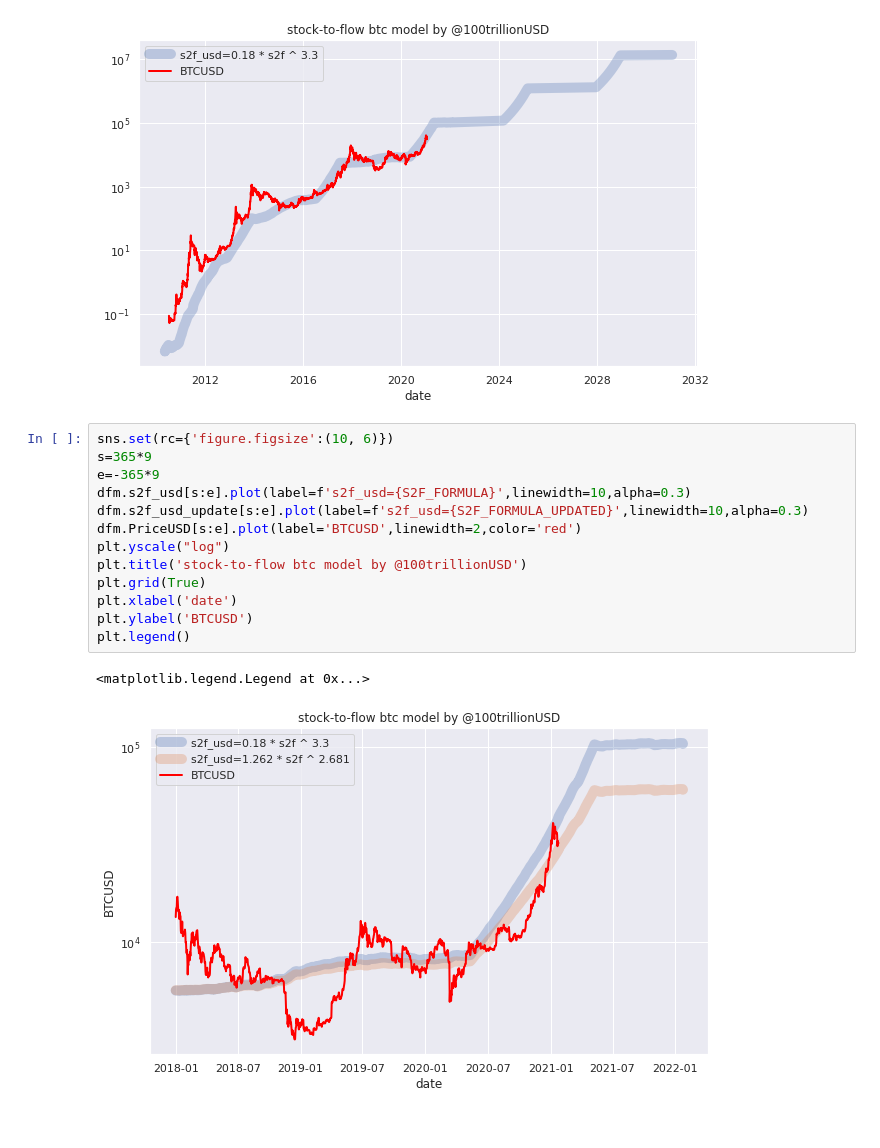
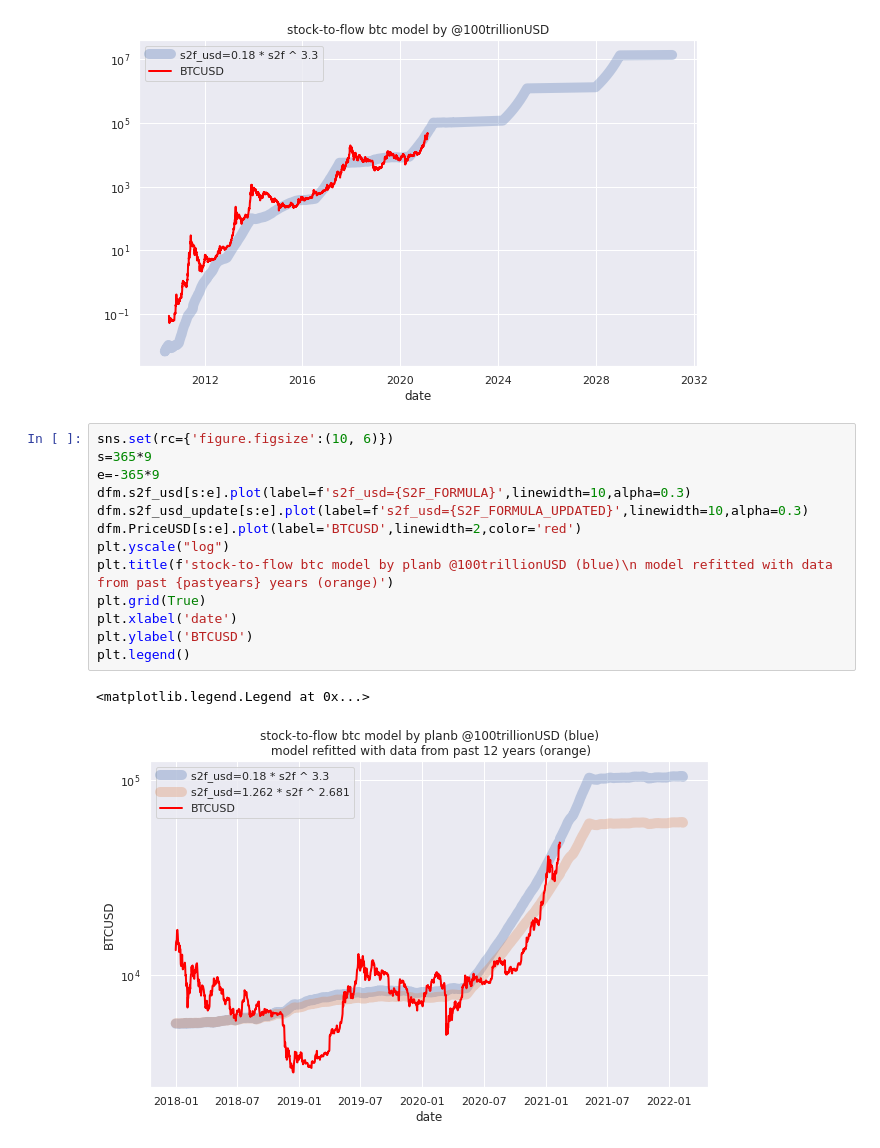
Before and after one commit to pangyuteng/public-misc, a Jupyter notebook: finance/btc/s2f.ipynb, the cells around one changed output. Drawn from its saved outputs; the diff is of its cells as text.

```diff
--- a/finance/btc/s2f.ipynb
+++ b/finance/btc/s2f.ipynb
@@ -295,16 +302,16 @@ plt.legend()
 # %%
 sns.set(rc={'figure.figsize':(10, 6)})
 s=365*9
 e=-365*9
 dfm.s2f_usd[s:e].plot(label=f's2f_usd={S2F_FORMULA}',linewidth=10,alpha=0.3)
 dfm.s2f_usd_update[s:e].plot(label=f's2f_usd={S2F_FORMULA_UPDATED}',linewidth=10,alpha=0.3)
 dfm.PriceUSD[s:e].plot(label='BTCUSD',linewidth=2,color='red')
 plt.yscale("log")
-plt.title('stock-to-flow btc model by @100trillionUSD')
+plt.title(f'stock-to-flow btc model by planb @100trillionUSD (blue)\n model refitted with data from past {pastyears} years (orange)')
 plt.grid(True)
 plt.xlabel('date')
 plt.ylabel('BTCUSD')
 plt.legend()
 # %% [output]
 <matplotlib.legend.Legend at 0x...>
-[figure, old version]
+[figure, new version]
```
Also changed, not shown: parts of 9 cells of this notebook, 9 other files.
